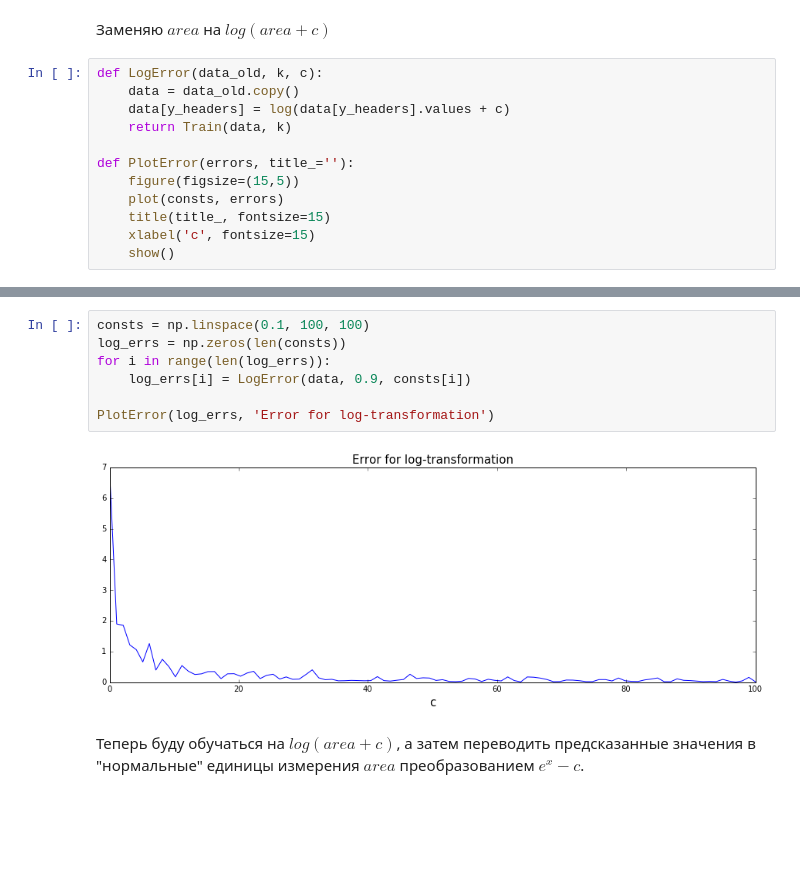
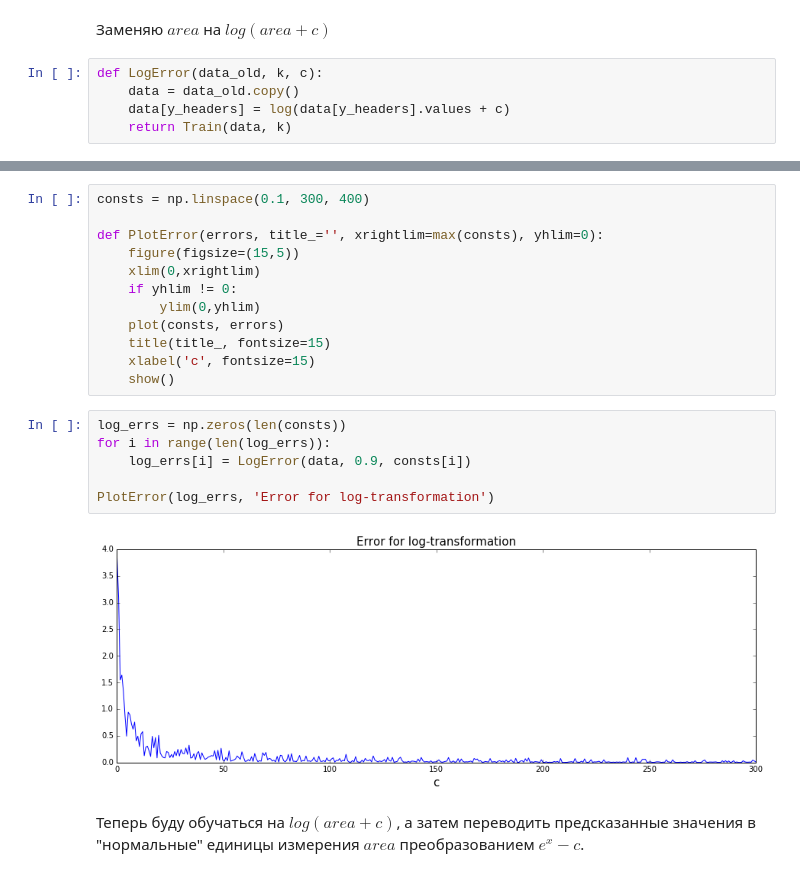
Before and after one commit to akarazeev/MathStatistics-4sem-MIPT-2016, a Jupyter notebook: 7. Оценки наименьших квадратов. Гауссовская линейная модель/9.1.ipynb, the cells around one changed output, grey strips where cells are left out. Drawn from its saved outputs; the diff is of its cells as text; blank space fills up the shorter version.

```diff
--- a/7. Оценки наименьших квадратов. Гауссовская линейная модель/9.1.ipynb
+++ b/7. Оценки наименьших квадратов. Гауссовская линейная модель/9.1.ipynb
@@ -64,13 +64,6 @@ def LogError(data_old, k, c):
     data = data_old.copy()
     data[y_headers] = log(data[y_headers].values + c)
     return Train(data, k)
-
-def PlotError(errors, title_=''):
-    figure(figsize=(15,5))
-    plot(consts, errors)
-    title(title_, fontsize=15)
-    xlabel('c', fontsize=15)
-    show()
 # %%
 print(data.head())
 LogError(data, 0.7, 10)
@@ -85,12 +78,23 @@ LogError(data, 0.7, 10)
+# %%
+consts = np.linspace(0.1, 300, 400)
+
+def PlotError(errors, title_='', xrightlim=max(consts), yhlim=0):
+    figure(figsize=(15,5))
+    xlim(0,xrightlim)
+    if yhlim != 0:
+        ylim(0,yhlim)
+    plot(consts, errors)
+    title(title_, fontsize=15)
+    xlabel('c', fontsize=15)
+    show()
 # %%
-consts = np.linspace(0.1, 100, 100)
 log_errs = np.zeros(len(consts))
 for i in range(len(log_errs)):
     log_errs[i] = LogError(data, 0.9, consts[i])
 
 PlotError(log_errs, 'Error for log-transformation')
 # %% [output]
-[figure, old version]
+[figure, new version]
 # %% [markdown]
 Теперь буду обучаться на $log(area + c)$, а затем переводить предсказанные значения в "нормальные" единицы измерения $area$ преобразованием ${e^{x} - c}$.
 # %%
```
Also changed, not shown: parts of 6 cells of this notebook.
